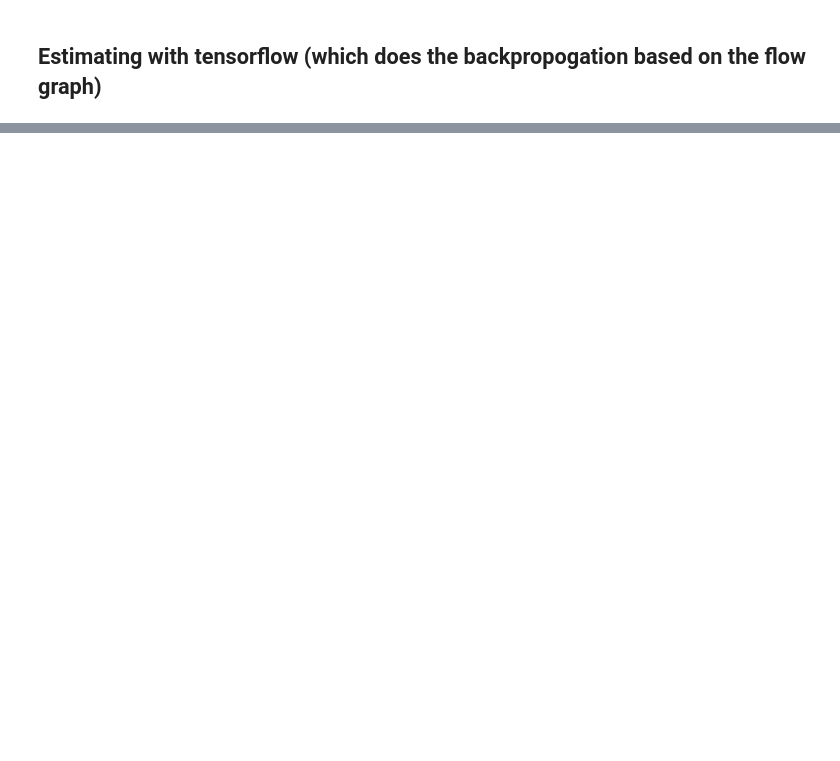
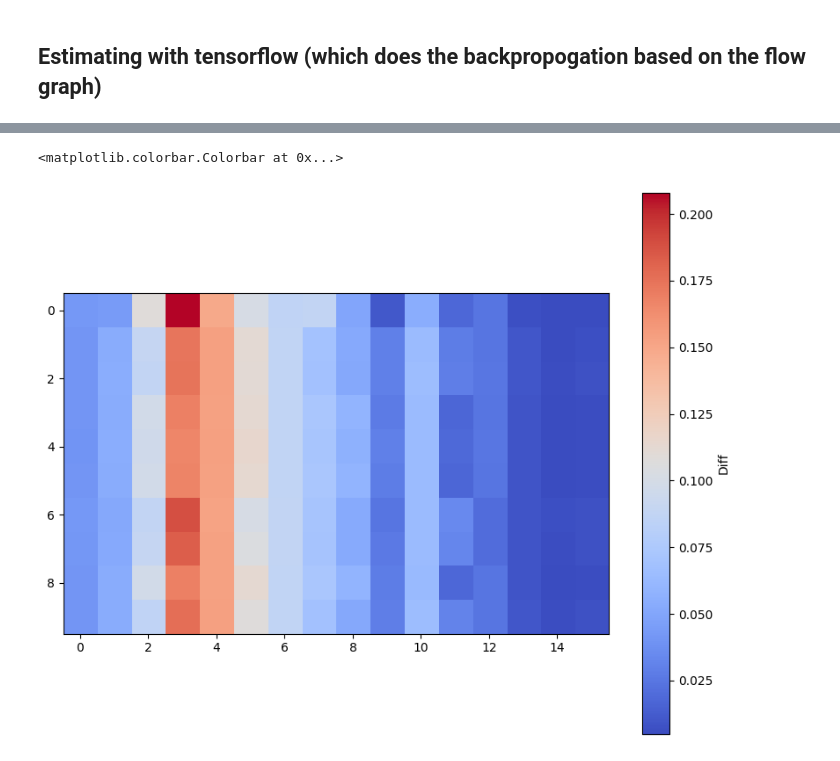
Before and after one commit to KnowledgeEdgeAI/PETs_for_Public_Health_Challenge, a Jupyter notebook: learnConsumptionDistribution.ipynb, the cells around one changed output, grey strips where cells are left out. Saved outputs shown, nothing was run; the diff lists cells and outputs as text; code cells hidden in the pictures; blank space fills up the shorter version.

```diff
--- a/learnConsumptionDistribution.ipynb
+++ b/learnConsumptionDistribution.ipynb
@@ -11,0 +9,3 @@ data = pd.read_csv(r"/content/drive/MyDrive/technical_phase_data.csv")
+# %%
+data = pd.read_csv(r"C:\Users\Milan Anand Raj\Desktop\KNOWLEDGEEDGEAI\PET\pets_mockdata\Technical_Phase_Data\technical_phase_data.csv")
+data.head()
@@ -19,13 +39,3 @@ def categorize_city(code):
         return "Brasilia"
     else:
         return "Santiago"
-# %%
-# Apply the categorize_city function to create a new 'city' column
-data['city'] = data['merch_postal_code'].astype(str).apply(categorize_city)
-
-# Group by 'city' and 'merch_category', then sum the 'nb_transactions' column
-city_category_transaction_sum = data.groupby(['city', 'merch_category'])['nb_transactions'].sum().unstack(fill_value=0)
-
-print(city_category_transaction_sum)
-city_category_transaction_array = city_category_transaction_sum.values
-print(city_category_transaction_array)
@@ -528,0 +198,9 @@ plt.show()
+# %%
+# diff = estimated_C - contact_others
+
+plt.figure(figsize=(10, 8))
+plt.imshow(W, cmap = 'coolwarm', interpolation='none')
+plt.colorbar(label = 'Diff')
+# %% [output]
+<matplotlib.colorbar.Colorbar at 0x...>
+[figure, added]
```
Also changed, not shown: parts of 42 cells of this notebook, 3 other files.
